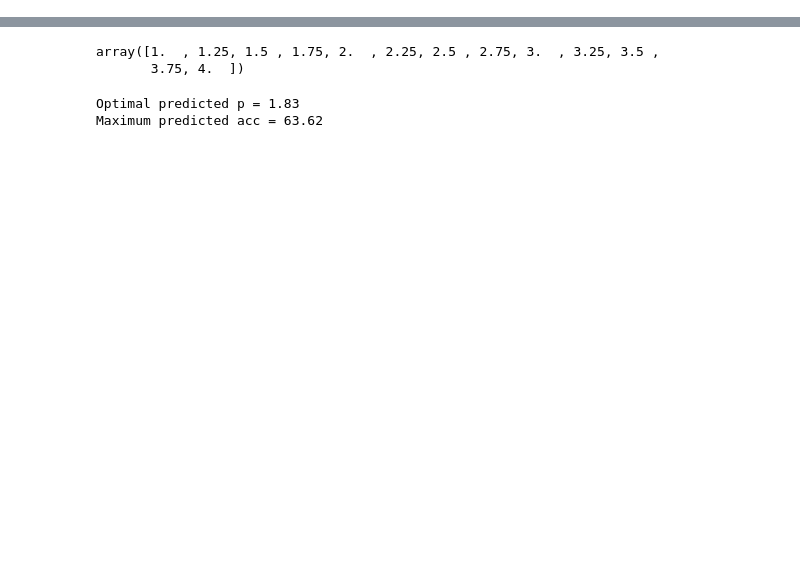
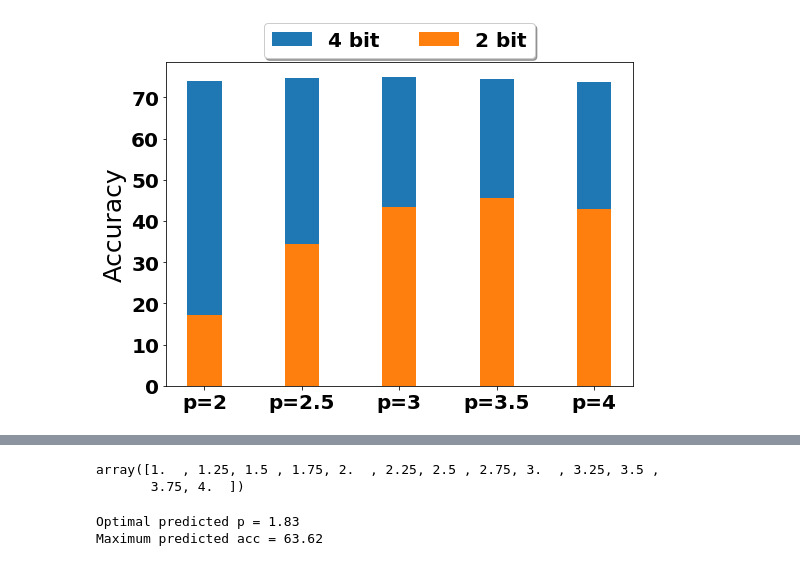
Before and after one commit to ynahshan/nn-quantization-pytorch, a Jupyter notebook: jupyter/lp_vs_acc.ipynb, the cells around one changed output, grey strips where cells are left out. Cells and saved outputs as stored; diff of their text form; code cells hidden in the pictures; blank space fills up the shorter version.

```diff
--- a/jupyter/lp_vs_acc.ipynb
+++ b/jupyter/lp_vs_acc.ipynb
@@ -5,0 +8,24 @@ plt.rcParams['figure.figsize'] = [12, 9]
+# %%
+p = [2, 2.5, 3, 3.5, 4]
+acc2bit = [17.1, 34.35, 43.3, 45.57, 42.8]
+acc4bit = [74., 74.64, 74.87, 74.37, 73.84]
+
+rcParams['figure.figsize'] = 8, 6
+font = {'weight' : 'normal', 'size': 20, 'weight': 'bold'}
+matplotlib.rc('font', **font)
+
+N = len(p)
+ind = np.arange(N)    # the x locations for the groups
+width = 0.35       # the width of the bars: can also be len(x) sequence
+
+p1 = plt.bar(ind, acc4bit, width)
+p2 = plt.bar(ind, acc2bit, width)
+
+plt.ylabel('Accuracy', fontsize=25)
+plt.xticks(ind, ('p=2', 'p=2.5', 'p=3', 'p=3.5', 'p=4'))
+plt.legend(['4 bit', '2 bit'], loc='upper center', bbox_to_anchor=(0.5, 1.15),
+          ncol=2, fancybox=True, shadow=True)
+plt.tight_layout()
+plt.savefig('../fig/res50_p_vs_acc.png')
+# %% [output]
+[figure, added]
```
Also changed, not shown: parts of 8 cells of this notebook, 9 other files.
